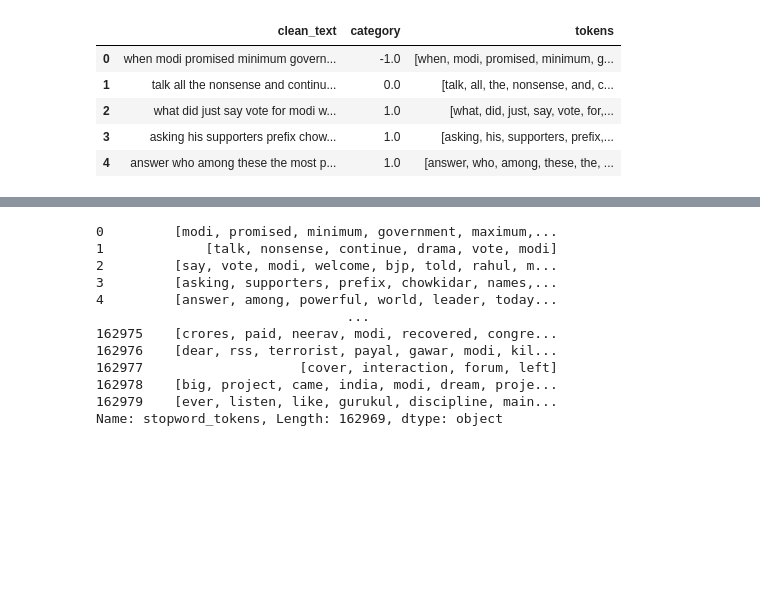
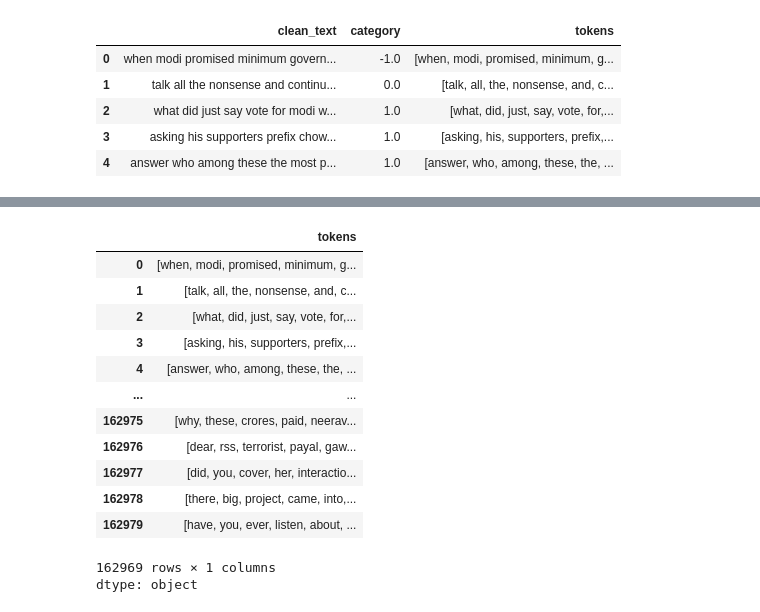
Before and after one commit to Godfrey-249/Phase-4-Group-2--NLP-Project, a Jupyter notebook: index (2).ipynb, the cells around one changed output, grey strips where cells are left out. Saved outputs shown, nothing was run; the diff lists cells and outputs as text; code cells hidden in the pictures; blank space fills up the shorter version.

```diff
--- a/index (2).ipynb
+++ b/index (2).ipynb
@@ -117,5 +117,5 @@ def remove_stopwords(row_tokens):
 
 # applying the function to the data
 data['stopword_tokens'] = data['tokens'].apply(remove_stopwords)
-data['stopword_tokens']
+data['tokens']
 # %% [output]
@@ -124,16 +123,18 @@ data['stopword_tokens']
 [nltk_data]   Package stopwords is already up-to-date!
+|  | tokens |
+| 0 | [when, modi, promised, minimum, g... |
+| 1 | [talk, all, the, nonsense, and, c... |
+| 2 | [what, did, just, say, vote, for,... |
+| 3 | [asking, his, supporters, prefix,... |
+| 4 | [answer, who, among, these, the, ... |
+| ... | ... |
+| 162975 | [why, these, crores, paid, neerav... |
+| 162976 | [dear, rss, terrorist, payal, gaw... |
+| 162977 | [did, you, cover, her, interactio... |
+| 162978 | [there, big, project, came, into,... |
+| 162979 | [have, you, ever, listen, about, ... |
-0         [modi, promised, minimum, government, maximum,...
-1             [talk, nonsense, continue, drama, vote, modi]
-2         [say, vote, modi, welcome, bjp, told, rahul, m...
-3         [asking, supporters, prefix, chowkidar, names,...
-4         [answer, among, powerful, world, leader, today...
-                                ...
-162975    [crores, paid, neerav, modi, recovered, congre...
-162976    [dear, rss, terrorist, payal, gawar, modi, kil...
-162977                    [cover, interaction, forum, left]
-162978    [big, project, came, india, modi, dream, proje...
-162979    [ever, listen, like, gurukul, discipline, main...
-Name: stopword_tokens, Length: 162969, dtype: object
+162969 rows × 1 columns
+dtype: object
 # %%
 data.head()
 # %% [output]
```
Also changed, not shown: parts of 7 cells of this notebook.
